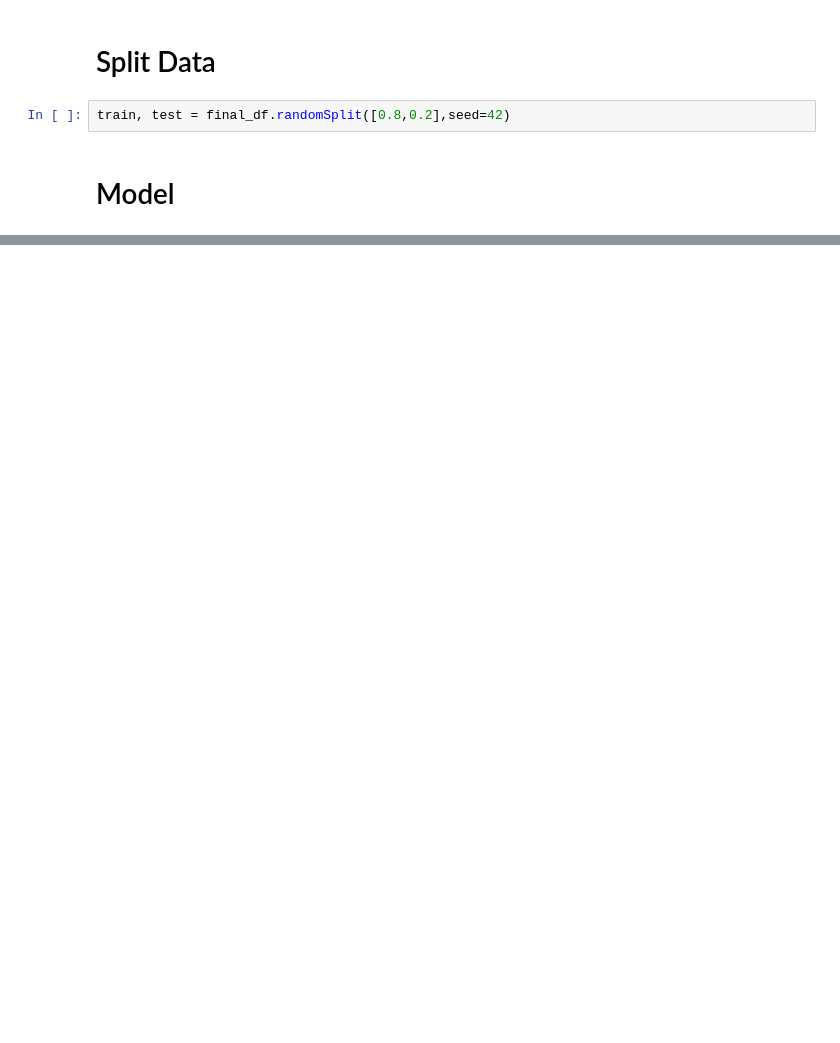
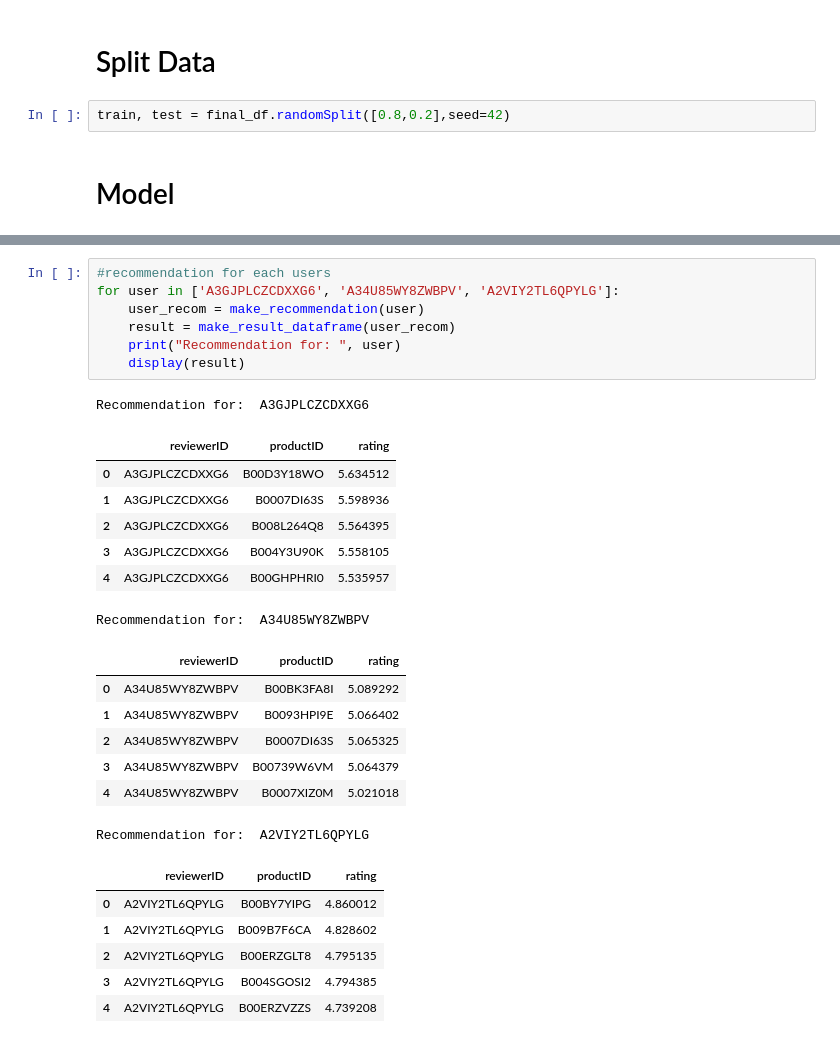
Before and after one commit to Trihamhochoi/Recommendated_System, a Jupyter notebook: CODE/ALS_CF.ipynb, the cells around one changed output, grey strips where cells are left out. Drawn from its saved outputs; the diff is of its cells as text; blank space fills up the shorter version.

```diff
--- a/CODE/ALS_CF.ipynb
+++ b/CODE/ALS_CF.ipynb
@@ -398,0 +439,29 @@ only showing top 20 rows
+# %%
+#recommendation for each users
+for user in ['A3GJPLCZCDXXG6', 'A34U85WY8ZWBPV', 'A2VIY2TL6QPYLG']:
+    user_recom = make_recommendation(user)
+    result = make_result_dataframe(user_recom)
+    print("Recommendation for: ", user)
+    display(result)
+# %% [output]
+Recommendation for:  A3GJPLCZCDXXG6
+|  | reviewerID | productID | rating |
+| 0 | A3GJPLCZCDXXG6 | B00D3Y18WO | 5.634512 |
+| 1 | A3GJPLCZCDXXG6 | B0007DI63S | 5.598936 |
+| 2 | A3GJPLCZCDXXG6 | B008L264Q8 | 5.564395 |
+| 3 | A3GJPLCZCDXXG6 | B004Y3U90K | 5.558105 |
+| 4 | A3GJPLCZCDXXG6 | B00GHPHRI0 | 5.535957 |
+Recommendation for:  A34U85WY8ZWBPV
+|  | reviewerID | productID | rating |
+| 0 | A34U85WY8ZWBPV | B00BK3FA8I | 5.089292 |
+| 1 | A34U85WY8ZWBPV | B0093HPI9E | 5.066402 |
+| 2 | A34U85WY8ZWBPV | B0007DI63S | 5.065325 |
+| 3 | A34U85WY8ZWBPV | B00739W6VM | 5.064379 |
+| 4 | A34U85WY8ZWBPV | B0007XIZ0M | 5.021018 |
+Recommendation for:  A2VIY2TL6QPYLG
+|  | reviewerID | productID | rating |
+| 0 | A2VIY2TL6QPYLG | B00BY7YIPG | 4.860012 |
+| 1 | A2VIY2TL6QPYLG | B009B7F6CA | 4.828602 |
+| 2 | A2VIY2TL6QPYLG | B00ERZGLT8 | 4.795135 |
+| 3 | A2VIY2TL6QPYLG | B004SGOSI2 | 4.794385 |
+| 4 | A2VIY2TL6QPYLG | B00ERZVZZS | 4.739208 |
```
Also changed, not shown: parts of 55 cells of this notebook.
